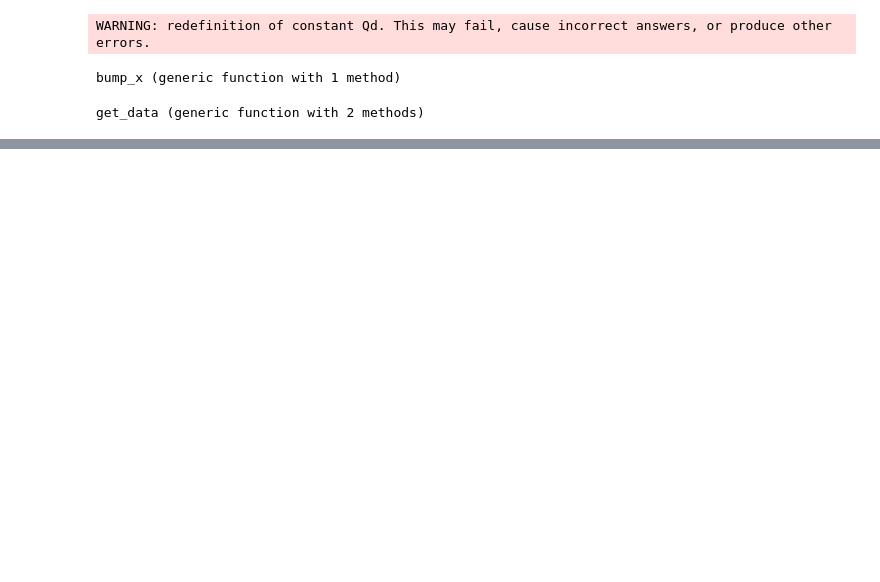
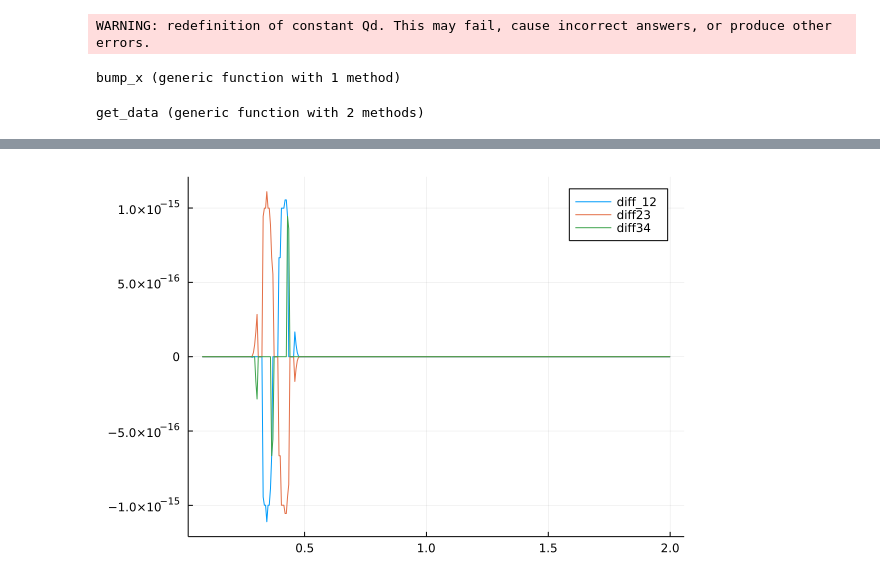
Before and after one commit to reula/Matching, a Jupyter notebook: convergence.ipynb, the cells around one changed output, grey strips where cells are left out. Cells and saved outputs as stored; diff of their text form; code cells hidden in the pictures; blank space fills up the shorter version.

```diff
--- a/convergence.ipynb
+++ b/convergence.ipynb
@@ -129,0 +147,9 @@ sum(abs.(ϕ_R_2[end,:] - ϕ_R_3[end,:]))/sum(abs.(ϕ_R_3[end,:] -ϕ_R_4[end,:]))
+# %%
+n=1
+
+
+plot(r[1:end],ϕ_R_2[1:end,n]-ϕ_R_1[1:end,n],label="diff_12")
+plot!(r[1:end],ϕ_R_3[1:end,n]-ϕ_R_2[1:end,n],label="diff23")
+plot!(r[1:end],ϕ_R_4[1:end,n]-ϕ_R_3[1:end,n],label="diff34")
+# %% [output]
+[figure, added]
```
Also changed, not shown: parts of 12 cells of this notebook, 9 other files.
